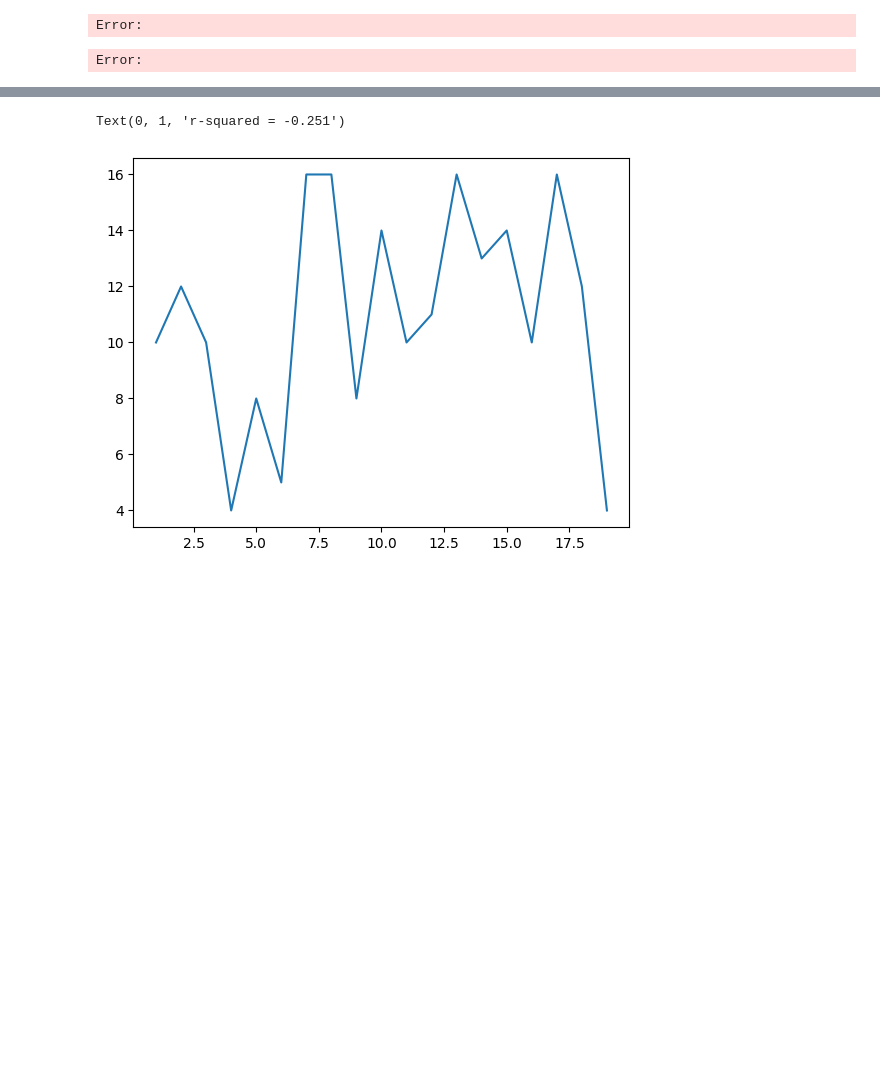
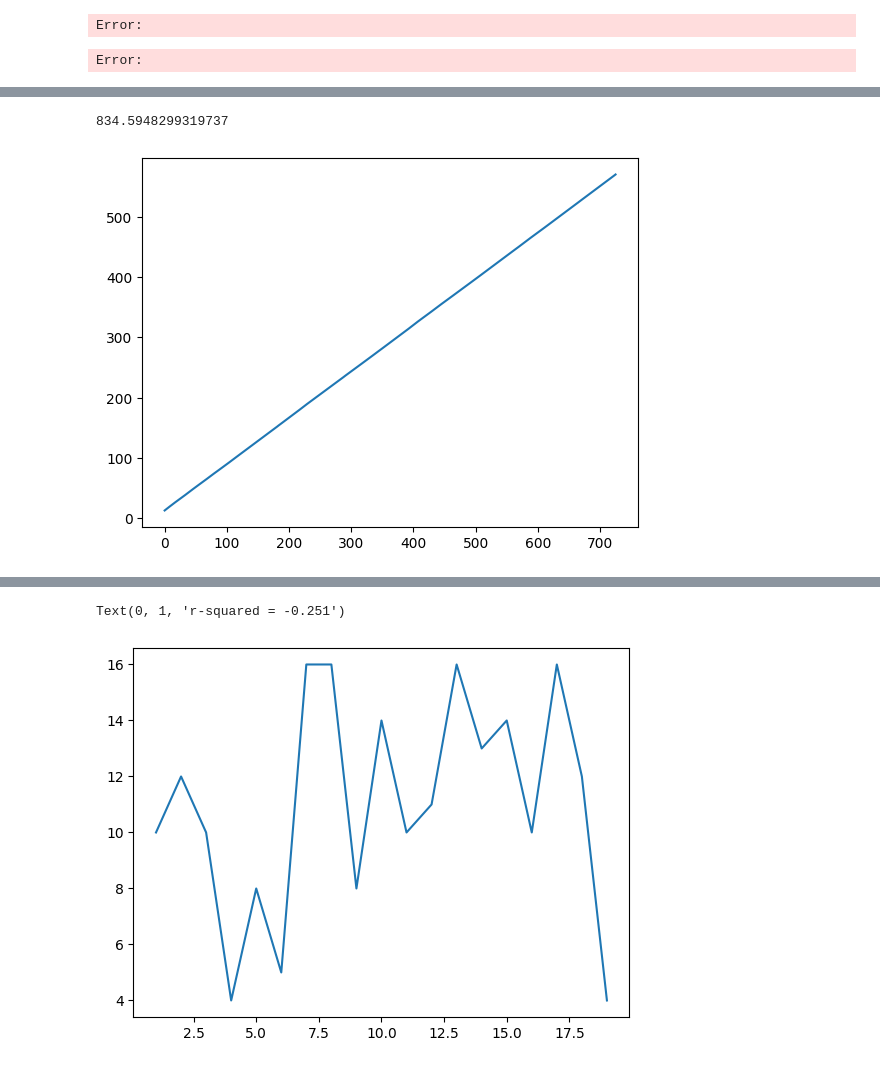
Before and after one commit to mb6611/audio2hero, a Jupyter notebook: note_density.ipynb, the cells around one changed output, grey strips where cells are left out. Cells and saved outputs as stored; diff of their text form; code cells hidden in the pictures; blank space fills up the shorter version.

```diff
--- a/note_density.ipynb
+++ b/note_density.ipynb
@@ -197,0 +259,5 @@ plot_confusion_matrix(similarity_results, names)
+# %%
+midi_path_1 = "./new_cache/clonehero_processed/audio2hero/AFI - Medicate.mid"
+midi_1 = pretty_midi.PrettyMIDI(midi_path_1)
+# %%
+audio_1 = midi_1.synthesize()
@@ -197,0 +266,4 @@ plot_confusion_matrix(similarity_results, names)
+# %%
+#audio_path = "./new_cache/clonehero_processed/audio/AFI - Medicate.ogg"
+audio_path = "./new_cache/clonehero_processed/audio/All The Young Dudes.ogg"
+gt_audio_1, sample_rate = librosa.load(audio_path, sr=44100)
@@ -197,0 +318,16 @@ plot_confusion_matrix(similarity_results, names)
+# %%
+x = librosa.beat.beat_track(y=audio_1, units='time')[1]
+y = librosa.beat.beat_track(y=gt_audio_1, units='time')[1]
+#for beat in x[0:20]:
+#    plt.axvline(beat, color='r', linestyle='--')
+#y = gt_audio_1[2000:600000]
+#y = gt_audio_1
+#plt.plot(list(range(len(x))), x)
+#z = normalized_dot_product(x,y)
+z = dtw_distance(x,y)
+print(z)
+plt.plot(list(range(len(y))), y)
+plt.show()
+# %% [output]
+834.5948299319737
+[figure, added]
```
Also changed, not shown: parts of 7 cells of this notebook, 1 other file.
